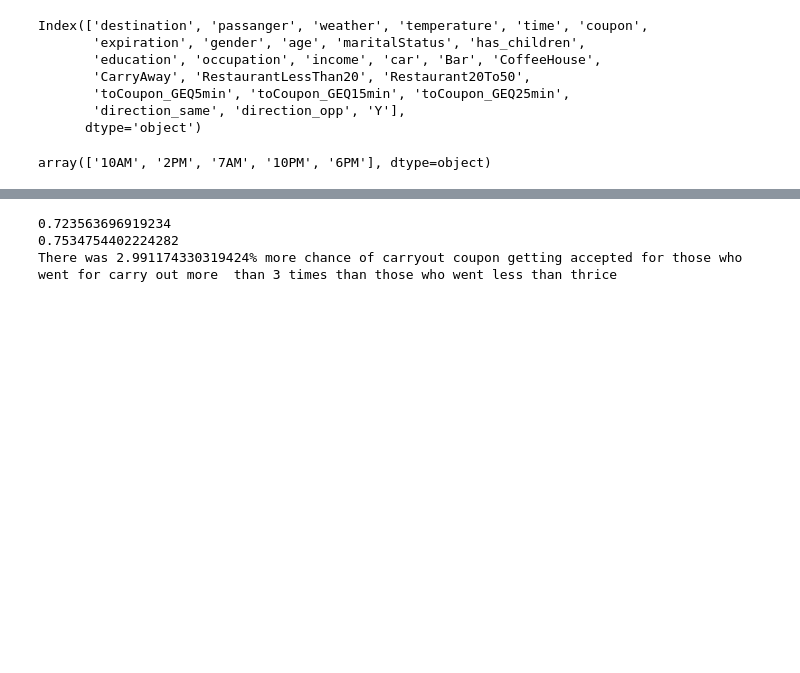
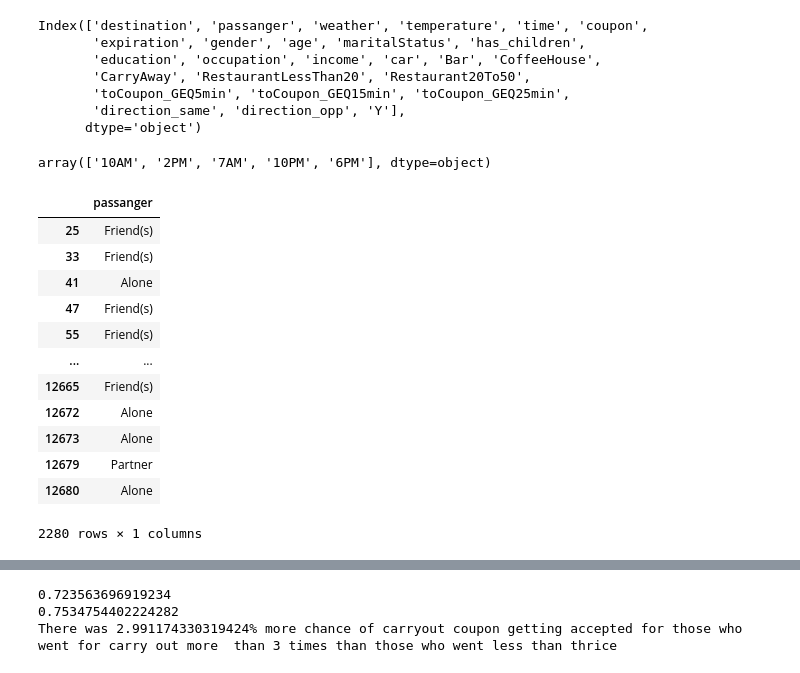
Before and after one commit to granginderpreet/coupon_project_5.1, a Jupyter notebook: assignment_5_1_starter/prompt.ipynb, the cells around one changed output, grey strips where cells are left out. Cells and saved outputs as stored; diff of their text form; code cells hidden in the pictures; blank space fills up the shorter version.

```diff
--- a/assignment_5_1_starter/prompt.ipynb
+++ b/assignment_5_1_starter/prompt.ipynb
@@ -328,3 +369,21 @@ Index(['destination', 'passanger', 'weather', 'temperature', 'time', 'coupon',
 carryoutdf["time"].unique()
 # %% [output]
 array(['10AM', '2PM', '7AM', '10PM', '6PM'], dtype=object)
+# %%
+newdf1=pd.DataFrame(carryoutdf["passanger"])
+newdf1.iloc[:,0]
+newdf1
+# %% [output]
+|  | passanger |
+| 25 | Friend(s) |
+| 33 | Friend(s) |
+| 41 | Alone |
+| 47 | Friend(s) |
+| 55 | Friend(s) |
+| ... | ... |
+| 12665 | Friend(s) |
+| 12672 | Alone |
+| 12673 | Alone |
+| 12679 | Partner |
+| 12680 | Alone |
+2280 rows × 1 columns
```
Also changed, not shown: parts of 10 cells of this notebook, 1 other file.
